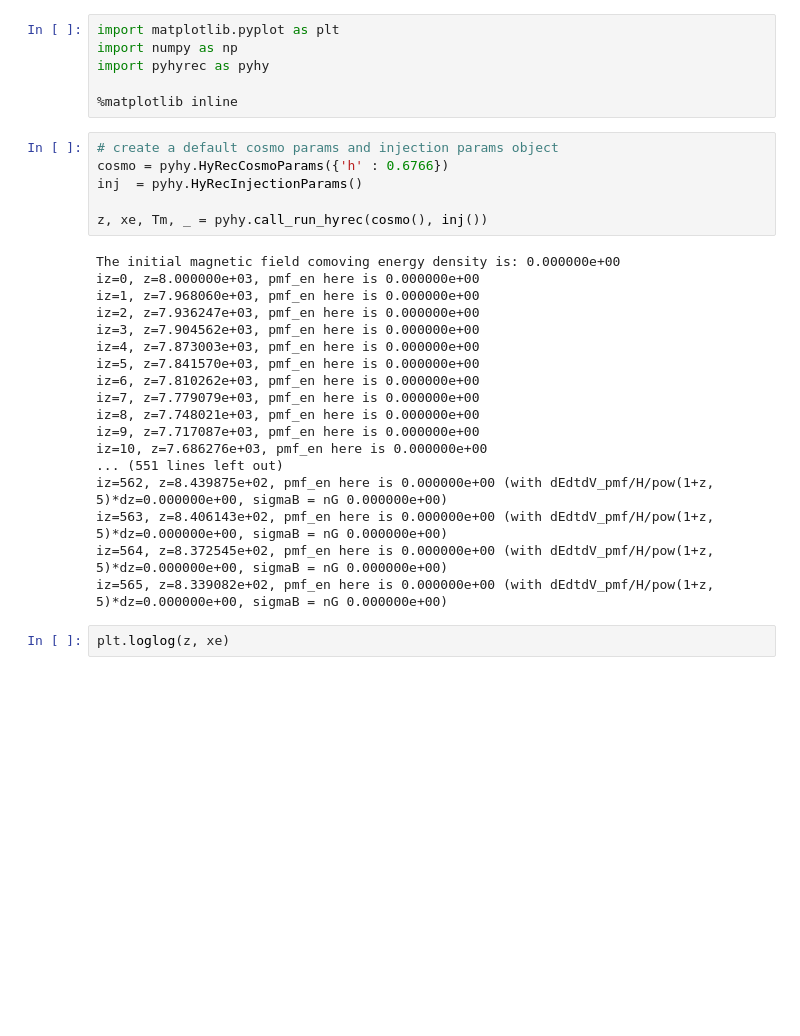
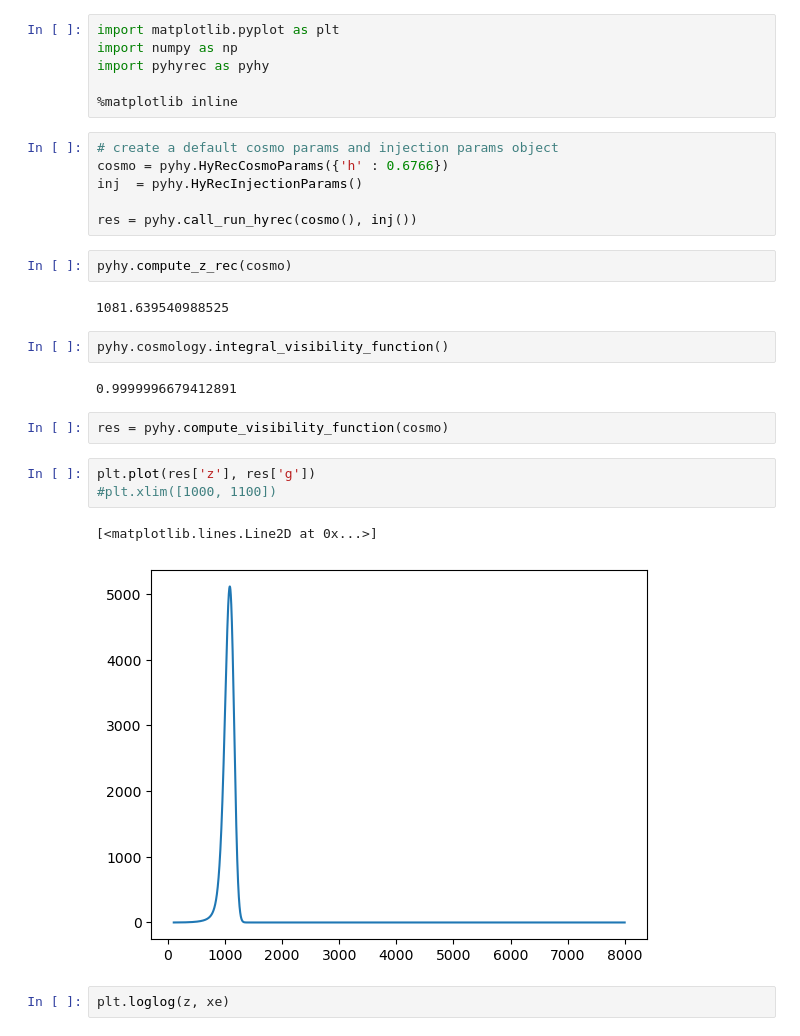
Before and after one commit to gaetanfacchinetti/HYREC-2, a Jupyter notebook: example.ipynb, the cells around one changed output. Drawn from its saved outputs; the diff is of its cells as text; blank space fills up the shorter version.

Commit message:
solving issue with visibility function

```diff
--- a/example.ipynb
+++ b/example.ipynb
@@ -9,25 +9,23 @@ import pyhyrec as pyhy
 cosmo = pyhy.HyRecCosmoParams({'h' : 0.6766})
 inj  = pyhy.HyRecInjectionParams()
 
-z, xe, Tm, _ = pyhy.call_run_hyrec(cosmo(), inj())
+res = pyhy.call_run_hyrec(cosmo(), inj())
-# %% [output]
-The initial magnetic field comoving energy density is: 0.000000e+00
-iz=0, z=8.000000e+03, pmf_en here is 0.000000e+00
-iz=1, z=7.968060e+03, pmf_en here is 0.000000e+00
-iz=2, z=7.936247e+03, pmf_en here is 0.000000e+00
-iz=3, z=7.904562e+03, pmf_en here is 0.000000e+00
-iz=4, z=7.873003e+03, pmf_en here is 0.000000e+00
-iz=5, z=7.841570e+03, pmf_en here is 0.000000e+00
-iz=6, z=7.810262e+03, pmf_en here is 0.000000e+00
-iz=7, z=7.779079e+03, pmf_en here is 0.000000e+00
-iz=8, z=7.748021e+03, pmf_en here is 0.000000e+00
-iz=9, z=7.717087e+03, pmf_en here is 0.000000e+00
-iz=10, z=7.686276e+03, pmf_en here is 0.000000e+00
-... (551 lines left out)
-iz=562, z=8.439875e+02, pmf_en here is 0.000000e+00 (with dEdtdV_pmf/H/pow(1+z, 5)*dz=0.000000e+00, sigmaB = nG 0.000000e+00)
-iz=563, z=8.406143e+02, pmf_en here is 0.000000e+00 (with dEdtdV_pmf/H/pow(1+z, 5)*dz=0.000000e+00, sigmaB = nG 0.000000e+00)
-iz=564, z=8.372545e+02, pmf_en here is 0.000000e+00 (with dEdtdV_pmf/H/pow(1+z, 5)*dz=0.000000e+00, sigmaB = nG 0.000000e+00)
-iz=565, z=8.339082e+02, pmf_en here is 0.000000e+00 (with dEdtdV_pmf/H/pow(1+z, 5)*dz=0.000000e+00, sigmaB = nG 0.000000e+00)
+# %%
+pyhy.compute_z_rec(cosmo)
+# %% [output]
+1081.639540988525
+# %%
+pyhy.cosmology.integral_visibility_function()
+# %% [output]
+0.9999996679412891
+# %%
+res = pyhy.compute_visibility_function(cosmo)
+# %%
+plt.plot(res['z'], res['g'])
+#plt.xlim([1000, 1100])
+# %% [output]
+[<matplotlib.lines.Line2D at 0x...>]
+[figure, added]
 # %%
 plt.loglog(z, xe)
 # %% [output]
```
Also changed, not shown: 2 other files.
